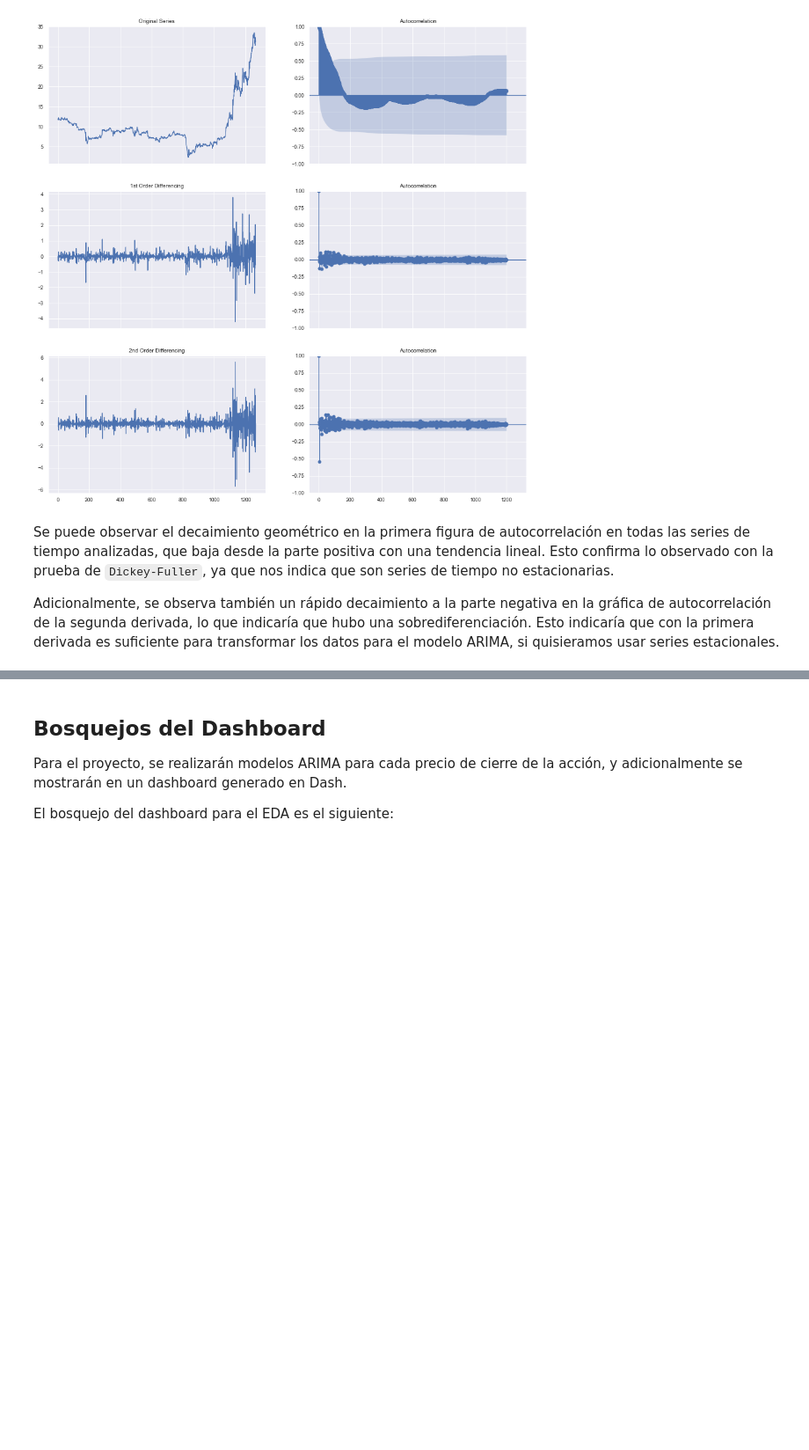
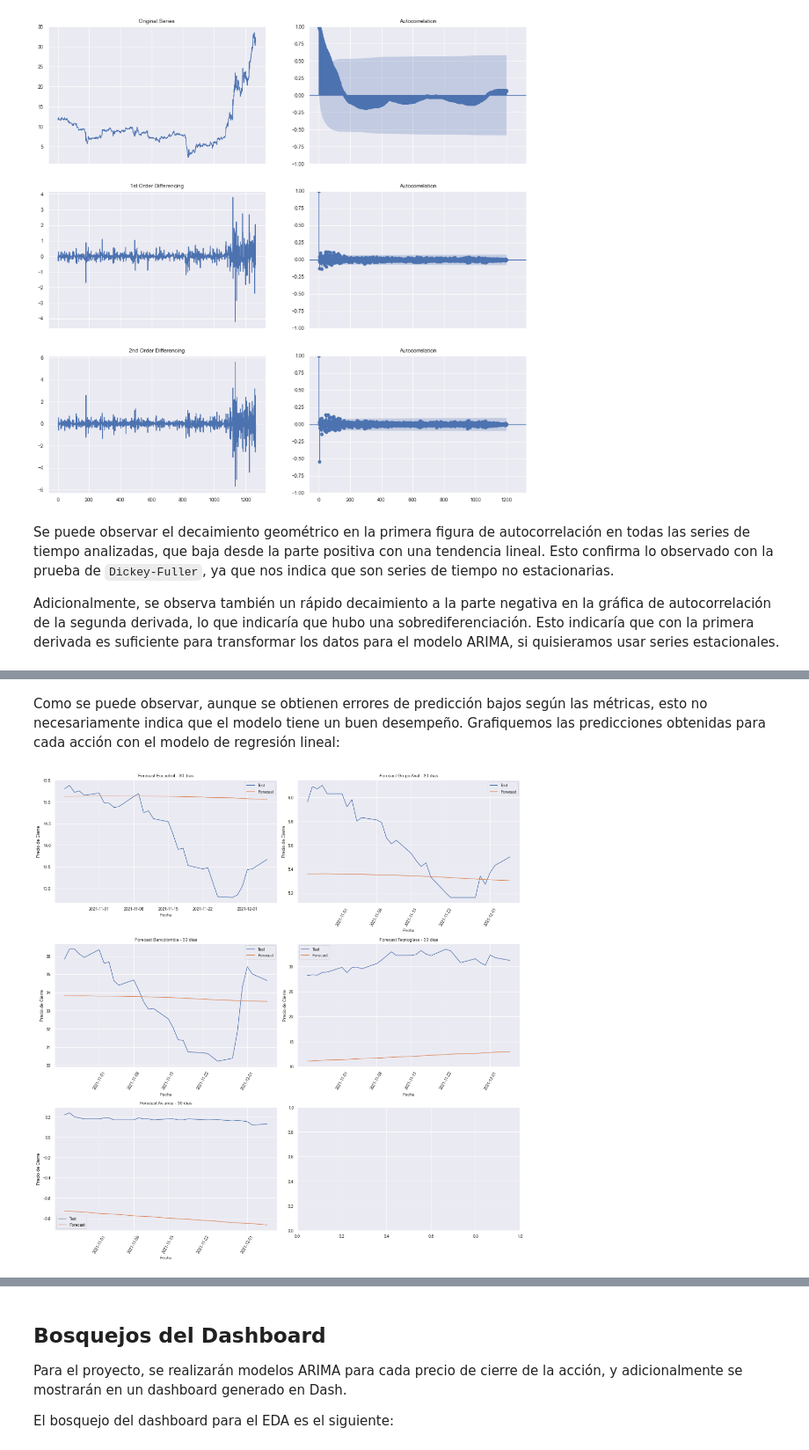
Before and after one commit to jorarcar/Visualizacion_JA_AP, a Jupyter notebook: ProyectoFinal_Python/my-book-files/EDA-book/EDA_Acciones_COL.ipynb, the cells around one changed output, grey strips where cells are left out. Shown at 88% size. Saved outputs shown, nothing was run; the diff lists cells and outputs as text; code cells hidden in the pictures; blank space fills up the shorter version.

```diff
--- a/ProyectoFinal_Python/my-book-files/EDA-book/EDA_Acciones_COL.ipynb
+++ b/ProyectoFinal_Python/my-book-files/EDA-book/EDA_Acciones_COL.ipynb
@@ -733,0 +764,14 @@ Empezemos primero con el modelo de regresión lineal. Se entrenará un modelo pa
+# %%
+#Horizonte utilizado
+horizon = 30
+
+#Dataframes de las acciones
+df_all = [ec_df, aval_df, bc_df, tgls_df, av_df]
+
+#Lista que guardará los modelos entrenados
+linear_models = []
+
+#Llamando la función para cada dataframe
+for df in df_all:
+    best_m = OLS_temp(df, horizon=horizon)
+    linear_models.append(best_m)
@@ -733,0 +878,58 @@ Empezemos primero con el modelo de regresión lineal. Se entrenará un modelo pa
+# %% [markdown]
+Como se puede observar, aunque se obtienen errores de predicción bajos según las métricas, esto no necesariamente indica que el modelo tiene un buen desempeño. Grafiquemos las predicciones obtenidas para cada acción con el modelo de regresión lineal:
+# %%
+fig, ax=plt.subplots(3,2, figsize=(15,15))
+
+####### Ecopetrol
+x = linear_models[0][2]
+sns.lineplot(x, linear_models[0][3], label="Test",ax=ax[0,0])
+sns.lineplot(x, predictions_list_linear[0], label="Forecast",ax=ax[0,0])
+ax[0,0].set_xlabel("Fecha")
+ax[0,0].set_ylabel("Precio de Cierre")
+ax[0,0].set_title("Forecast Ecopetrol - 30 días")
+ax[0,0].legend(loc="best")
+
+####### Modelo Grupo Aval
+x = linear_models[1][2]
+sns.lineplot(x, linear_models[1][3], label="Test",ax=ax[0,1])
+sns.lineplot(x, predictions_list_linear[1],  label="Forecast",ax=ax[0,1])
+ax[0,1].set_xlabel("Fecha")
+ax[0,1].set_ylabel("Precio de Cierre")
+ax[0,1].set_title("Forecast Grupo Aval - 30 días")
+ax[0,1].tick_params(axis='x', rotation=60)
+ax[0,1].legend(loc="best")
+
+####### Modelo Bancolombia
+x = linear_models[2][2]
+sns.lineplot(x, linear_models[2][1],label="Test",ax=ax[1,0])
+sns.lineplot(x, predictions_list_linear[2],  label="Forecast",ax=ax[1,0])
+ax[1,0].set_xlabel("Fecha")
+ax[1,0].set_ylabel("Precio de Cierre")
+ax[1,0].set_title("Forecast Bancolombia - 30 días")
+ax[1,0].tick_params(axis='x', rotation=60)
+ax[1,0].legend(loc="best")
+
+######## Modelo Tecnoglass
+x = linear_models[3][2]
+sns.lineplot(x, linear_models[3][1],  label="Test",ax=ax[1,1])
+sns.lineplot(x, predictions_list_linear[3], label="Forecast",ax=ax[1,1])
+ax[1,1].set_xlabel("Fecha")
+ax[1,1].set_ylabel("Precio de Cierre")
+ax[1,1].set_title("Forecast Tecnoglass - 30 días")
+ax[1,1].tick_params(axis='x', rotation=60)
+ax[1,1].legend(loc="best")
+
+######## Modelo Avianca
+x = linear_models[4][2]
+sns.lineplot(x, linear_models[4][1], label="Test",ax=ax[2,0])
+sns.lineplot(x, predictions_list_linear[4],  label="Forecast",ax=ax[2,0])
+ax[2,0].set_xlabel("Fecha")
+ax[2,0].set_ylabel("Precio de Cierre")
+ax[2,0].set_title("Forecast Avianca - 30 días")
+ax[2,0].tick_params(axis='x', rotation=60)
+ax[2,0].legend(loc="best")
+
+plt.tight_layout()
+plt.show()
+# %% [output]
+[figure, added]
```
Also changed, not shown: parts of 28 cells of this notebook, 21 other files.
